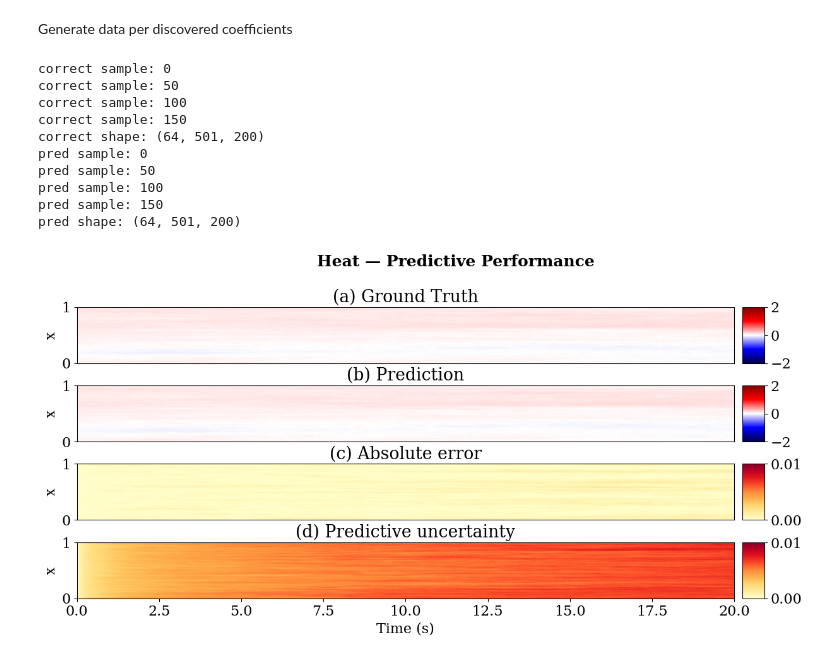
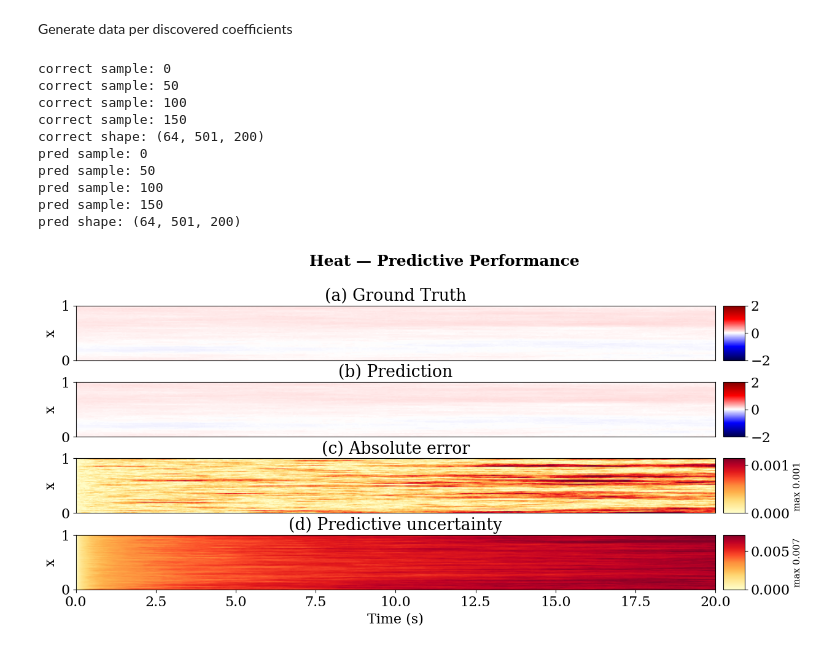
Before and after one commit to rogoson/Stochastic-PDE-Discovery, a Jupyter notebook: MasterNotebook.ipynb, the cells around one changed output. Drawn from its saved outputs; the diff is of its cells as text; code cells hidden in the pictures.

```diff
--- a/MasterNotebook.ipynb
+++ b/MasterNotebook.ipynb
@@ -734,20 +686,20 @@ if DO_TEMPORAL_CORR_DIAGNOSTIC:
             rhoMean,
             color='red',
             linewidth=2,
-            label='ensemble-mean trajectory'
-        )  # average trajectories over all samples, then correlations of these
+            label='ensemble-mean solution'
+        )  # average solutions over all samples, then correlations of these
 
         plt.plot(
             rhoTraj.mean(axis=0),
             color='black',
             linewidth=2,
             linestyle='--',
-            label='mean of per-trajectory $\\rho(t)$'
-        )  # correlations of each trajectory per time, then mean of these
+            label='mean of per-solution $\\rho(t)$'
+        )  # correlations of each solution per time, then mean of these
 
         plt.xlabel('Timestep')
         plt.ylabel(r'$\rho(t)$: spatial corr($u_{xx}$, $u_{xxxx}$) at fixed $t$')
-        plt.title(f'{key}: per-timestep correlation, trajectories vs. mean trajectory')
+        plt.title(f'{key}: per-timestep correlation, solutions vs. mean solution')
         plt.legend()
         plt.grid(color='gray', linestyle='--', linewidth=0.5)
         plt.tight_layout()
@@ -762,7 +714,7 @@ if DO_TEMPORAL_CORR_DIAGNOSTIC:
         fluctCorrs = []
 
         for sampleIdx in range(nSampleTrajs):
-            fluct = uFull[:, :, sampleIdx] - uMeanTraj  # this trajectory's noise component
+            fluct = uFull[:, :, sampleIdx] - uMeanTraj  # this solution's noise component
 
             uxxFluct = derivPerTimestep(fluct, 2)
             uxxxxFluct = derivPerTimestep(fluct, 4)
@@ -778,15 +730,15 @@ if DO_TEMPORAL_CORR_DIAGNOSTIC:
 
         print(f"\n=== {key} ===")
         print(
-            f"Mean-trajectory correlation (flattened space-time): "
+            f"Mean-solution correlation (flattened space-time): "
             f"{np.corrcoef(uxxMean.flatten(), uxxxxMean.flatten())[0, 1]:.4f}"
         )
         print(
-            f"Per-trajectory full-field correlation: "
+            f"Per-solution full-field correlation: "
             f"mean={rhoTraj.mean():.4f}"
         )
         print(
-            f"Per-trajectory FLUCTUATION-ONLY correlation: "
+            f"Per-solution FLUCTUATION-ONLY correlation: "
             f"mean={fluctCorrs.mean():.4f}, std={fluctCorrs.std():.4f}"
         )
 # %% [markdown]
@@ -798,66 +750,70 @@ import PredictionDataGenerator
 
 with open("parameters.yaml") as f:
     yamlParameters = yaml.safe_load(f)
-
 for key, value in experimentKeys.items():
     if value:
         if GENERATE_PREDICTION_DATA:
             PredictionDataGenerator.generatePrediction(key)
 
         U3 = np.load(f'data/{key}_prediction_correct.npy')
         U4 = np.load(f'data/{key}_prediction_pred.npy')
         plt.rcParams['font.size'] = 16
 
-        fig = plt.figure(figsize=(16,6))
+        uu  = np.mean(U3, axis=2)
+        uu1 = np.mean(U4, axis=2)
+        err = np.abs(uu - uu1)
+        unc = np.std(U3 - U4, axis=2)
+
+        # per-problem scales — 99th percentile avoids outlier blow-up
+        err_vmax = np.percentile(err, 99)
+        unc_vmax = np.percentile(unc, 99)
+
+        fig = plt.figure(figsize=(16, 6))
         fig.subplots_adjust(wspace=1, hspace=0.4)
+        solution_cmap = 'seismic'
+        error_cmap    = 'YlOrRd'
 
-        solution_cmap = 'seismic'      # diverging for solution fields
-        error_cmap = 'YlOrRd'          # sequential for error/uncertainty
-
-        plt.subplot(4,1,1)
-        uu = np.mean(U3, axis=2)
-        plt.imshow(uu, cmap=solution_cmap, aspect='auto', origin='lower', extent=[0, 20, 0, 1], vmin=-2, vmax=2)
-        plt.ylabel('x')
-        plt.title('(a) Ground Truth')
-        plt.xticks([], [])
+        plt.subplot(4, 1, 1)
+        plt.imshow(uu, cmap=solution_cmap, aspect='auto', origin='lower',
+                   extent=[0, 20, 0, 1], vmin=-2, vmax=2)
+        plt.ylabel('x'); plt.title('(a) Ground Truth'); plt.xticks([], [])
         plt.colorbar(aspect=2.5, pad=0.01)
 
-        plt.subplot(4,1,2)
-        uu1 = np.mean(U4, axis=2)
-        plt.imshow(uu1, cmap=solution_cmap, aspect='auto', origin='lower', extent=[0, 20, 0, 1], vmin=-2, vmax=2)
-        plt.ylabel('x')
-        plt.title('(b) Prediction')
-        plt.xticks([], [])
+        plt.subplot(4, 1, 2)
+        plt.imshow(uu1, cmap=solution_cmap, aspect='auto', origin='lower',
+                   extent=[0, 20, 0, 1], vmin=-2, vmax=2)
+        plt.ylabel('x'); plt.title('(b) Prediction'); plt.xticks([], [])
         plt.colorbar(aspect=2.5, pad=0.01)
 
-        plt.subplot(4,1,3)
-        plt.imshow(np.abs(uu - uu1), cmap=error_cmap, aspect='auto', origin='lower', extent=[0, 20, 0, 1], vmin=0, vmax=0.01)
-        plt.ylabel('x')
-        plt.title('(c) Absolute error')
-        plt.xticks([], [])
-        plt.colorbar(aspect=2.5, pad=0.01)
+        plt.subplot(4, 1, 3)
+        plt.imshow(err, cmap=error_cmap, aspect='auto', origin='lower',
+                   extent=[0, 20, 0, 1], vmin=0, vmax=err_vmax)
+        plt.ylabel('x'); plt.title('(c) Absolute error'); plt.xticks([], [])
+        cb = plt.colorbar(aspect=2.5, pad=0.01)
+        cb.set_label(f'max {err_vmax:.3f}', fontsize=11)
 
-        plt.subplot(4,1,4)
-        plt.imshow(np.std(U3 - U4, axis=2), cmap=error_cmap, aspect='auto', origin='lower', extent=[0, 20, 0, 1], vmin=0, vmax=0.01)
-        plt.xlabel('Time (s)')
-        plt.ylabel('x')
+        plt.subplot(4, 1, 4)
+        plt.imshow(unc, cmap=error_cmap, aspect='auto', origin='lower',
+                   extent=[0, 20, 0, 1], vmin=0, vmax=unc_vmax)
+        plt.xlabel('Time (s)'); plt.ylabel('x')
         plt.title('(d) Predictive uncertainty')
-        plt.colorbar(aspect=2.5, pad=0.01)
+        cb = plt.colorbar(aspect=2.5, pad=0.01)
+        cb.set_label(f'max {unc_vmax:.3f}', fontsize=11)
 
-        fig.suptitle(f'{key.replace("_", " ").title()} — Predictive Performance', fontweight='bold', fontsize=18, y=1.02)
-
+        fig.suptitle(f'{key.replace("_", " ").title()} — Predictive Performance',
+                     fontweight='bold', fontsize=18, y=1.02)
         plt.show()
-        print(np.max(np.std(U3 - U4, axis=2)))
-        fig.savefig(f'worthwhileImages/{key}_prediction.pdf', format='pdf', dpi=300, bbox_inches='tight')
+        fig.savefig(f'worthwhileImages/{key}_prediction.pdf', format='pdf',
+                    dpi=300, bbox_inches='tight')
 # %% [output]
 correct sample: 0
 correct sample: 50
 correct sample: 100
 correct sample: 150
 correct shape: (64, 501, 200)
 pred sample: 0
 pred sample: 50
 pred sample: 100
 pred sample: 150
 pred shape: (64, 501, 200)
-[figure, old version]
+[figure, new version]
```
Also changed, not shown: parts of 7 cells of this notebook, 19 other files.
